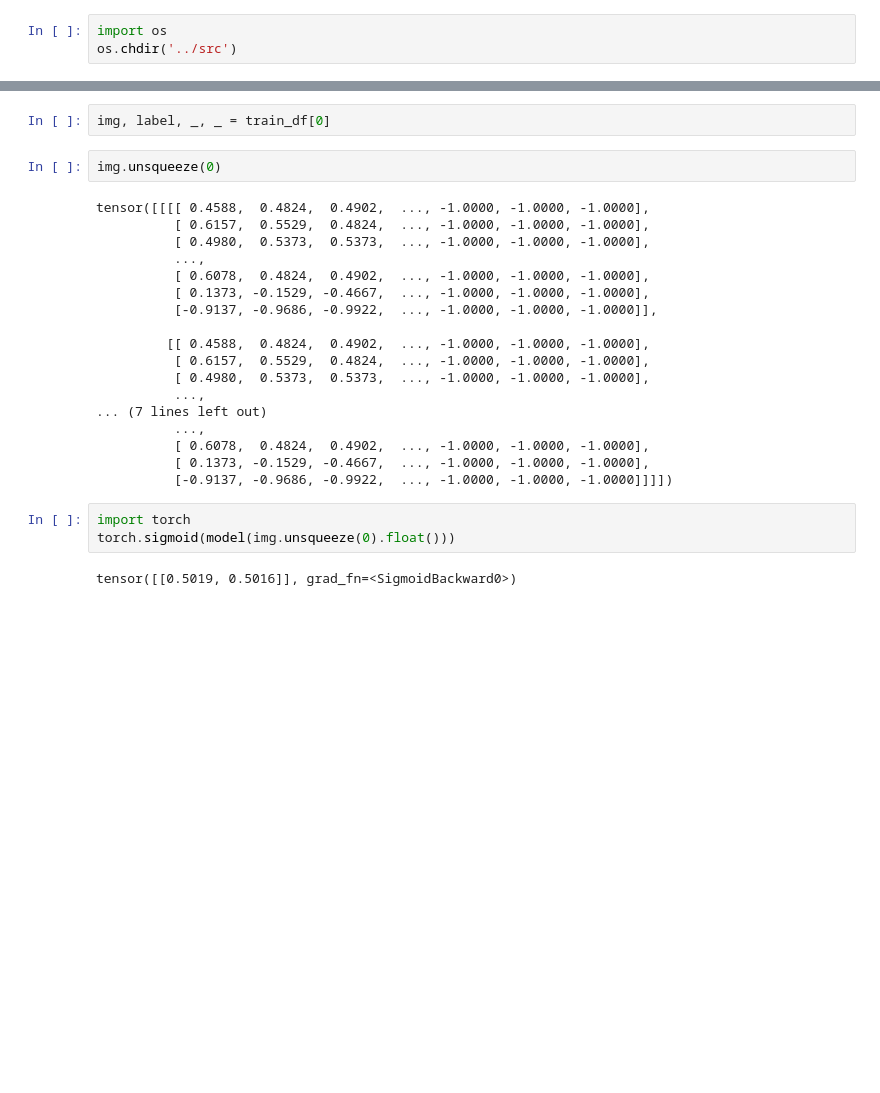
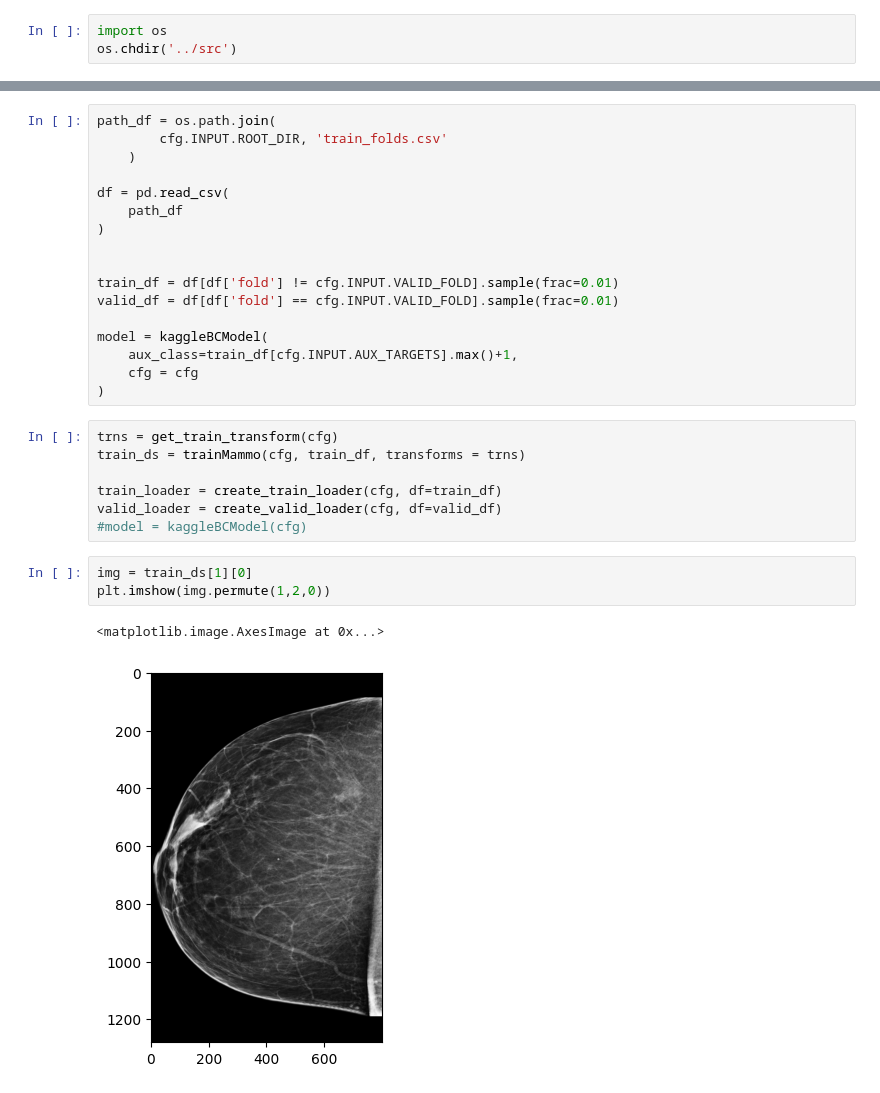
Before and after one commit to gmomb/rnsa-mammo-kaggle, a Jupyter notebook: notebooks/test_engine.ipynb, the cells around one changed output, grey strips where cells are left out. Saved outputs shown, nothing was run; the diff lists cells and outputs as text; blank space fills up the shorter version.

```diff
--- a/notebooks/test_engine.ipynb
+++ b/notebooks/test_engine.ipynb
@@ -74,28 +18,31 @@ train_df = trainMammo(
-# %%
-img, label, _, _ = train_df[0]
-# %%
-img.unsqueeze(0)
-# %% [output]
-tensor([[[[ 0.4588,  0.4824,  0.4902,  ..., -1.0000, -1.0000, -1.0000],
-          [ 0.6157,  0.5529,  0.4824,  ..., -1.0000, -1.0000, -1.0000],
-          [ 0.4980,  0.5373,  0.5373,  ..., -1.0000, -1.0000, -1.0000],
-          ...,
-          [ 0.6078,  0.4824,  0.4902,  ..., -1.0000, -1.0000, -1.0000],
-          [ 0.1373, -0.1529, -0.4667,  ..., -1.0000, -1.0000, -1.0000],
-          [-0.9137, -0.9686, -0.9922,  ..., -1.0000, -1.0000, -1.0000]],
-
-         [[ 0.4588,  0.4824,  0.4902,  ..., -1.0000, -1.0000, -1.0000],
-          [ 0.6157,  0.5529,  0.4824,  ..., -1.0000, -1.0000, -1.0000],
-          [ 0.4980,  0.5373,  0.5373,  ..., -1.0000, -1.0000, -1.0000],
-          ...,
-... (7 lines left out)
-          ...,
-          [ 0.6078,  0.4824,  0.4902,  ..., -1.0000, -1.0000, -1.0000],
-          [ 0.1373, -0.1529, -0.4667,  ..., -1.0000, -1.0000, -1.0000],
-          [-0.9137, -0.9686, -0.9922,  ..., -1.0000, -1.0000, -1.0000]]]])
-# %%
-import torch
-torch.sigmoid(model(img.unsqueeze(0).float()))
-# %% [output]
-tensor([[0.5019, 0.5016]], grad_fn=<SigmoidBackward0>)
+# %%
+path_df = os.path.join(
+        cfg.INPUT.ROOT_DIR, 'train_folds.csv'
+    )
+
+df = pd.read_csv(
+    path_df
+)
+
+
+train_df = df[df['fold'] != cfg.INPUT.VALID_FOLD].sample(frac=0.01)
+valid_df = df[df['fold'] == cfg.INPUT.VALID_FOLD].sample(frac=0.01)
+
+model = kaggleBCModel(
+    aux_class=train_df[cfg.INPUT.AUX_TARGETS].max()+1,
+    cfg = cfg
+)
+# %%
+trns = get_train_transform(cfg)
+train_ds = trainMammo(cfg, train_df, transforms = trns)
+
+train_loader = create_train_loader(cfg, df=train_df)
+valid_loader = create_valid_loader(cfg, df=valid_df)
+#model = kaggleBCModel(cfg)
+# %%
+img = train_ds[1][0]
+plt.imshow(img.permute(1,2,0))
+# %% [output]
+<matplotlib.image.AxesImage at 0x...>
+[figure, added]
 # %%
```
Also changed, not shown: parts of 12 cells of this notebook, 14 other files.
